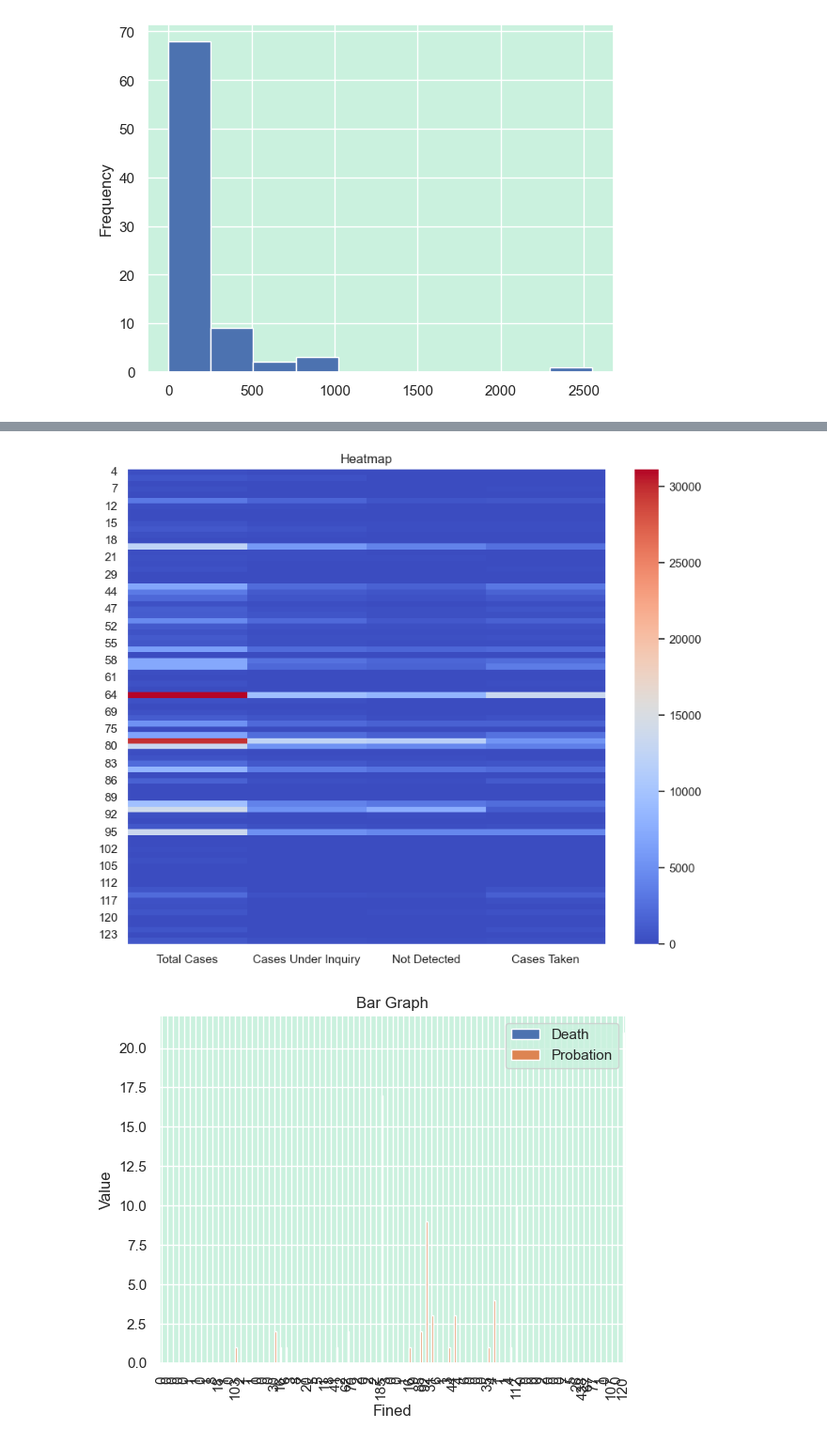
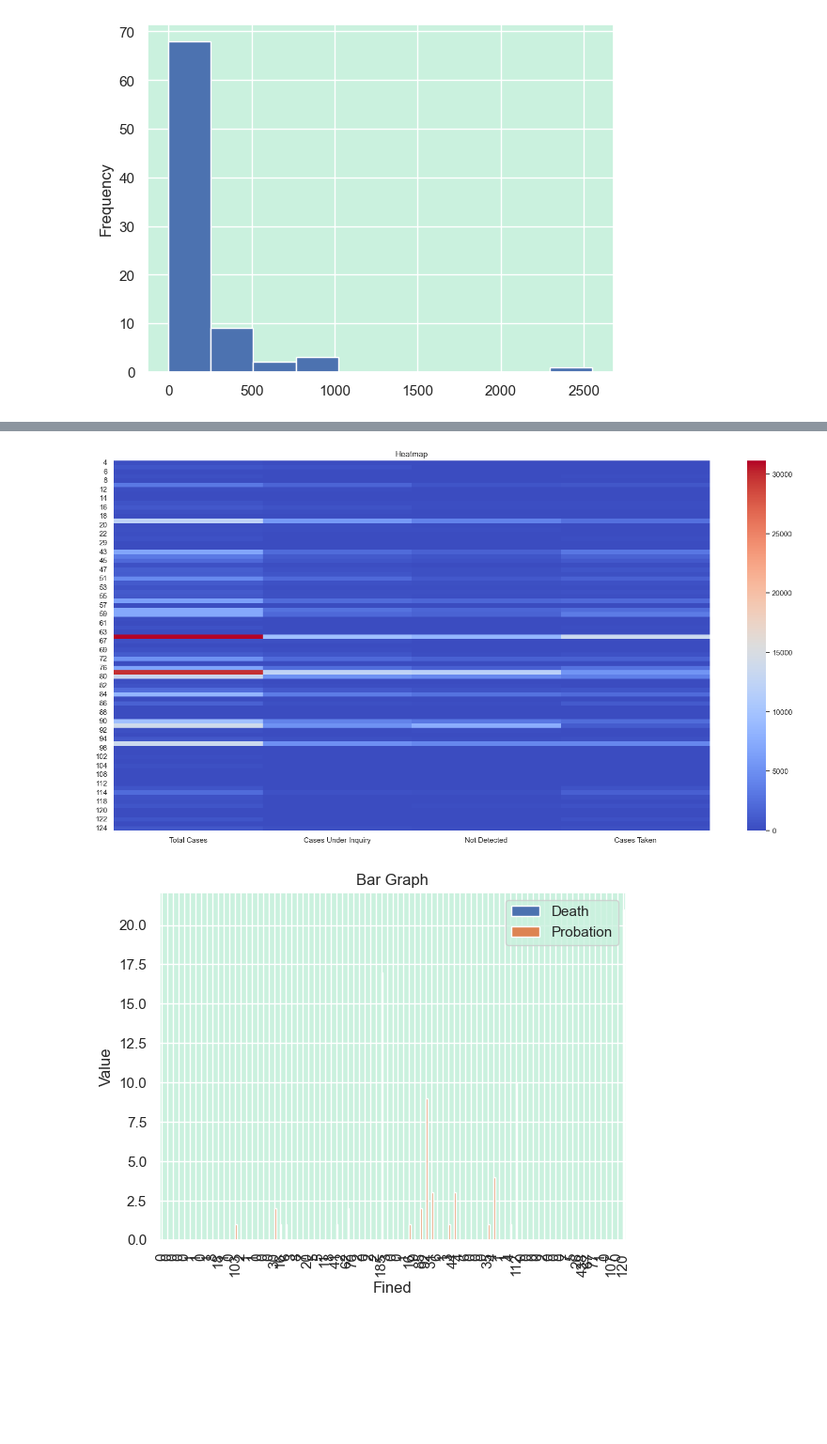
Before and after one commit to Priscillasky/Recess, a Jupyter notebook: Gum.ipynb, the cells around one changed output, grey strips where cells are left out. Shown at 94% size. Cells and saved outputs as stored; diff of their text form; code cells hidden in the pictures; blank space fills up the shorter version.

```diff
--- a/Gum.ipynb
+++ b/Gum.ipynb
@@ -476,19 +501,13 @@ new_df['Discharged'].plot(kind = 'hist')
 # %%
-columns_to_correlate = ['Total Cases', 'Cases Under Inquiry', 'Not Detected','Cases Taken']
+columns_to_plot = ['Total Cases', 'Cases Under Inquiry', 'Not Detected','Cases Taken']
 
-subset = new_df[columns_to_correlate]
-
-correlation_matrix = subset.corr()
+subset = new_df[columns_to_plot]
+plt.figure(figsize=(20, 10))  # Adjust the figure size as desired
+sns.heatmap(subset, cmap='coolwarm')
+plt.title('Heatmap')
+plt.show()
+# %% [output]
+[figure, added]
-# %%
-columns_to_plot = ['Total Cases', 'Cases Under Inquiry', 'Not Detected','Cases Taken']
-
-subset = new_df[columns_to_plot]
-plt.figure(figsize=(10, 8))  # Adjust the figure size as desired
-sns.heatmap(subset, cmap='coolwarm')
-plt.title('Heatmap')
-plt.show()
-# %% [output]
-[figure, removed]
 # %%
 columns_to_plot = ['Death', 'Probation']
 
```
Also changed, not shown: parts of 3 cells of this notebook, 11 other files.
